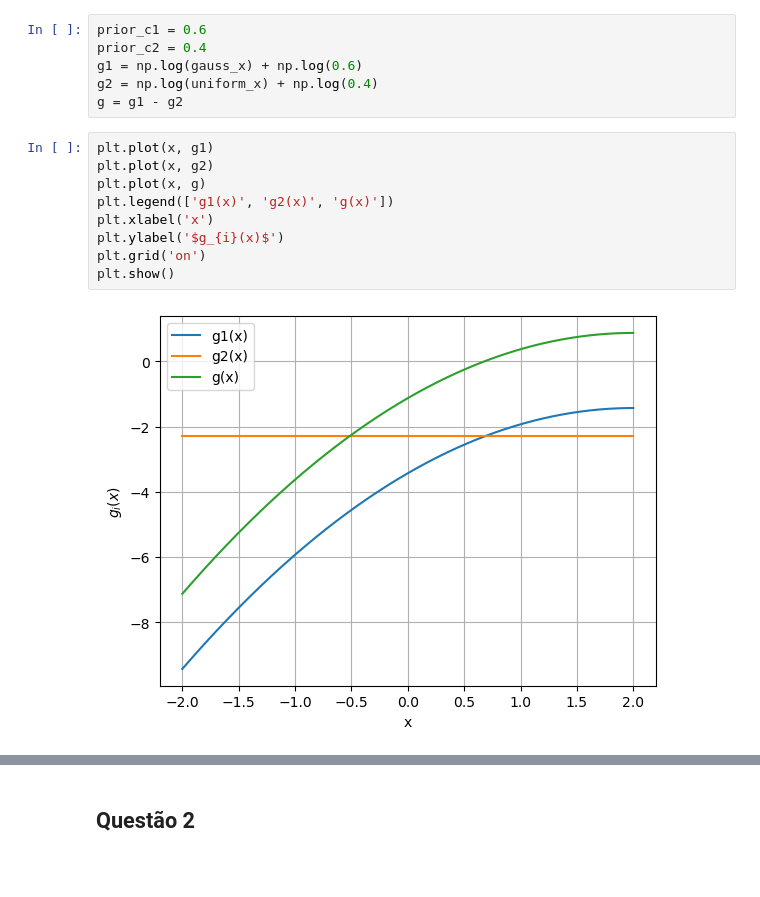
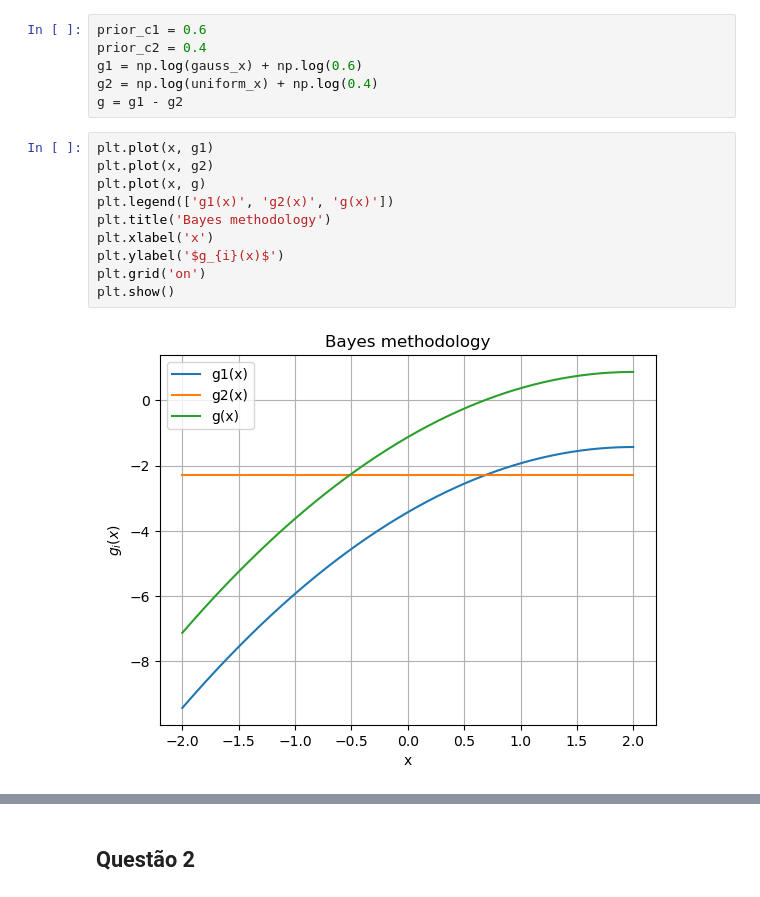
Before and after one commit to HenriqueTogo/machine-learning, a Jupyter notebook: Lista02/lista_02_231111280.ipynb, the cells around one changed output, grey strips where cells are left out. Saved outputs shown, nothing was run; the diff lists cells and outputs as text; blank space fills up the shorter version.

```diff
--- a/Lista02/lista_02_231111280.ipynb
+++ b/Lista02/lista_02_231111280.ipynb
@@ -41,11 +42,12 @@ g = g1 - g2
 # %%
 plt.plot(x, g1)
 plt.plot(x, g2)
 plt.plot(x, g)
 plt.legend(['g1(x)', 'g2(x)', 'g(x)'])
+plt.title('Bayes methodology')
 plt.xlabel('x')
 plt.ylabel('$g_{i}(x)$')
 plt.grid('on')
 plt.show()
 # %% [output]
-[figure, old version]
+[figure, new version]
```
Also changed, not shown: parts of 4 cells of this notebook.
